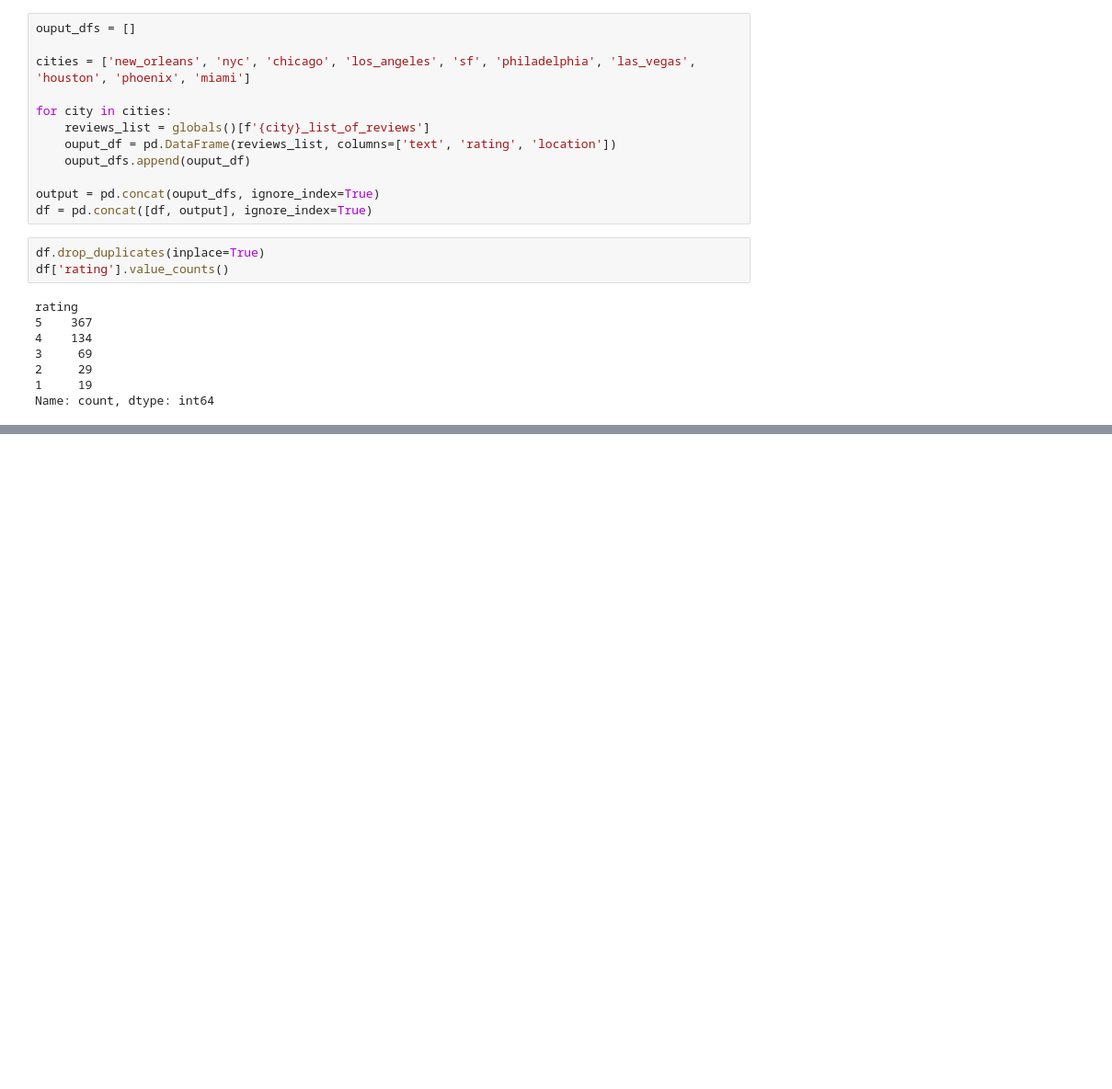
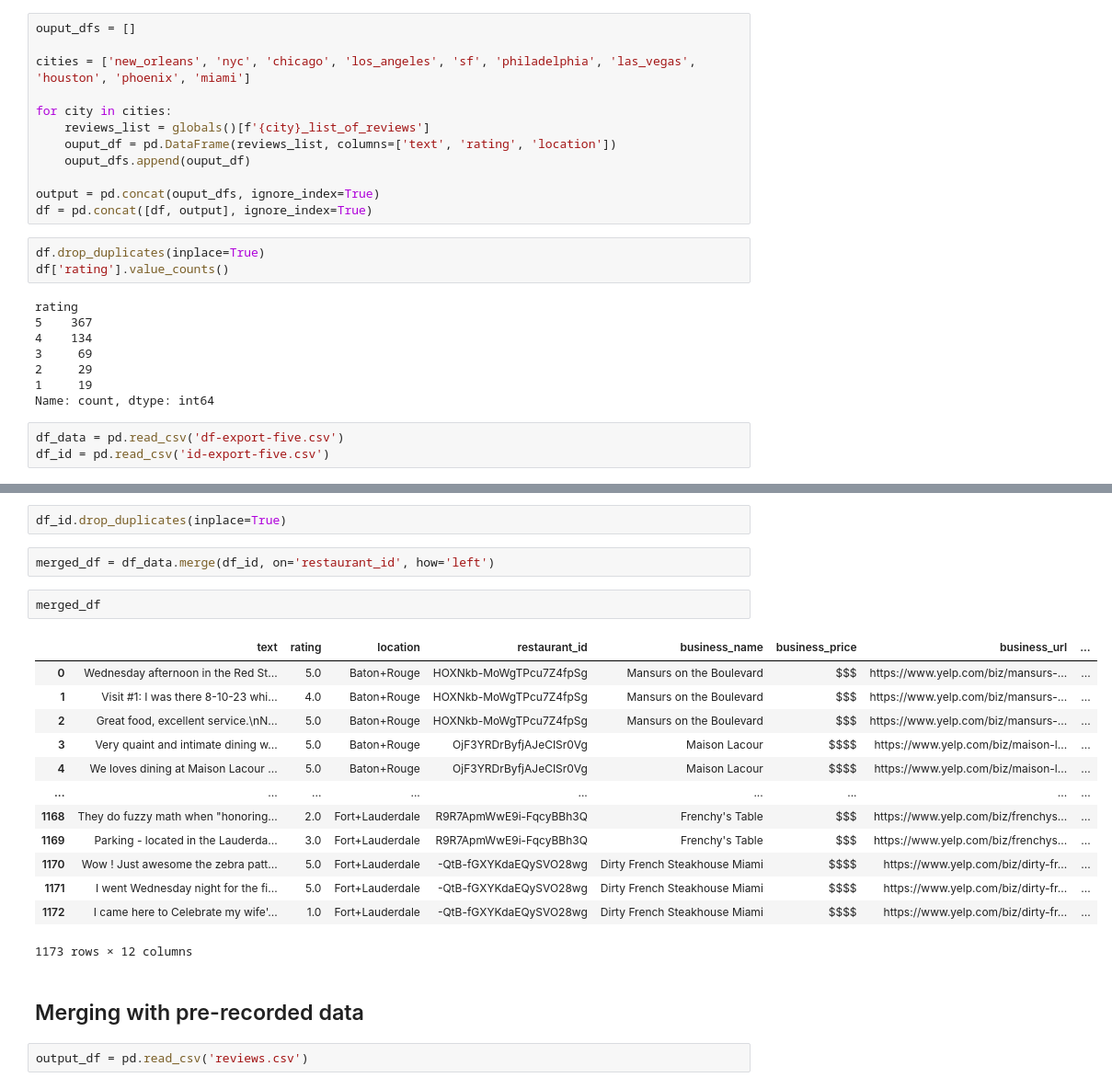
Before and after one commit to Alex-brss/NLP_Data_Exploration_and_Modeling, a Jupyter notebook: scraping.ipynb, the cells around one changed output, grey strips where cells are left out. Shown at 92% size. Cells and saved outputs as stored; diff of their text form; blank space fills up the shorter version.

```diff
--- a/scraping.ipynb
+++ b/scraping.ipynb
@@ -401,3 +253,6 @@ rating
 2     29
 1     19
 Name: count, dtype: int64
+# %%
+df_data = pd.read_csv('df-export-five.csv')
+df_id = pd.read_csv('id-export-five.csv')
@@ -403,0 +291,24 @@ Name: count, dtype: int64
+# %%
+df_id.drop_duplicates(inplace=True)
+# %%
+merged_df = df_data.merge(df_id, on='restaurant_id', how='left')
+# %%
+merged_df
+# %% [output]
+|  | text | rating | location | restaurant_id | business_name | business_price | business_url | ... |
+| 0 | Wednesday afternoon in the Red St... | 5.0 | Baton+Rouge | HOXNkb-MoWgTPcu7Z4fpSg | Mansurs on the Boulevard | $$$ | https://www.yelp.com/biz/mansurs-... | ... |
+| 1 | Visit #1: I was there 8-10-23 whi... | 4.0 | Baton+Rouge | HOXNkb-MoWgTPcu7Z4fpSg | Mansurs on the Boulevard | $$$ | https://www.yelp.com/biz/mansurs-... | ... |
+| 2 | Great food, excellent service.\nN... | 5.0 | Baton+Rouge | HOXNkb-MoWgTPcu7Z4fpSg | Mansurs on the Boulevard | $$$ | https://www.yelp.com/biz/mansurs-... | ... |
+| 3 | Very quaint and intimate dining w... | 5.0 | Baton+Rouge | OjF3YRDrByfjAJeCISr0Vg | Maison Lacour | $$$$ | https://www.yelp.com/biz/maison-l... | ... |
+| 4 | We loves dining at Maison Lacour ... | 5.0 | Baton+Rouge | OjF3YRDrByfjAJeCISr0Vg | Maison Lacour | $$$$ | https://www.yelp.com/biz/maison-l... | ... |
+| ... | ... | ... | ... | ... | ... | ... | ... | ... |
+| 1168 | They do fuzzy math when "honoring... | 2.0 | Fort+Lauderdale | R9R7ApmWwE9i-FqcyBBh3Q | Frenchy's Table | $$$ | https://www.yelp.com/biz/frenchys... | ... |
+| 1169 | Parking - located in the Lauderda... | 3.0 | Fort+Lauderdale | R9R7ApmWwE9i-FqcyBBh3Q | Frenchy's Table | $$$ | https://www.yelp.com/biz/frenchys... | ... |
+| 1170 | Wow ! Just awesome the zebra patt... | 5.0 | Fort+Lauderdale | -QtB-fGXYKdaEQySVO28wg | Dirty French Steakhouse Miami | $$$$ | https://www.yelp.com/biz/dirty-fr... | ... |
+| 1171 | I went Wednesday night for the fi... | 5.0 | Fort+Lauderdale | -QtB-fGXYKdaEQySVO28wg | Dirty French Steakhouse Miami | $$$$ | https://www.yelp.com/biz/dirty-fr... | ... |
+| 1172 | I came here to Celebrate my wife'... | 1.0 | Fort+Lauderdale | -QtB-fGXYKdaEQySVO28wg | Dirty French Steakhouse Miami | $$$$ | https://www.yelp.com/biz/dirty-fr... | ... |
+1173 rows × 12 columns
+# %% [markdown]
+## Merging with pre-recorded data
+# %%
+output_df = pd.read_csv('reviews.csv')
```
Also changed, not shown: parts of 30 cells of this notebook, 1 other file.
